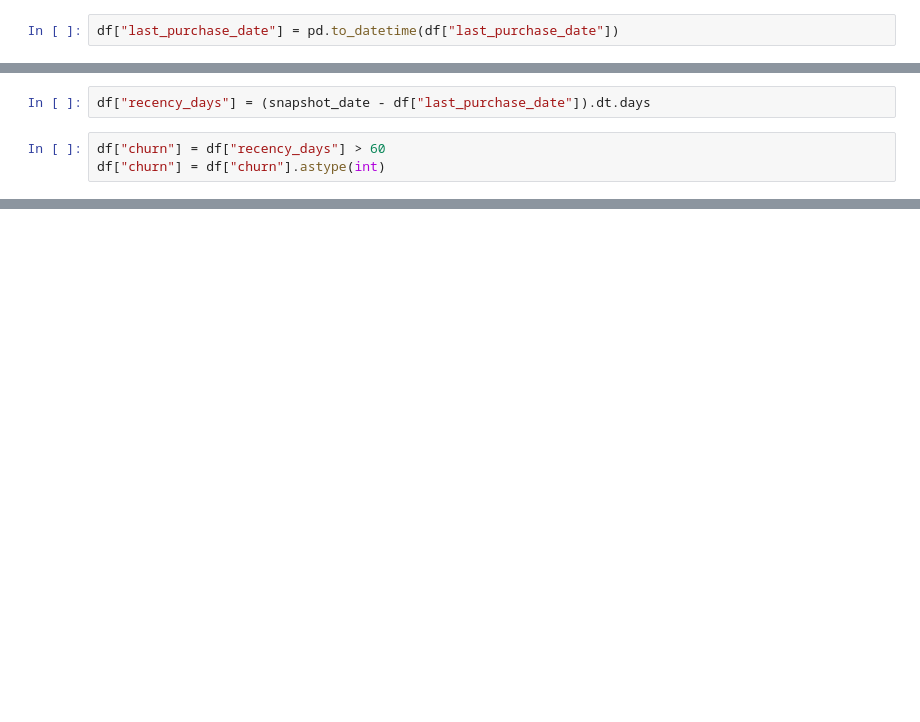
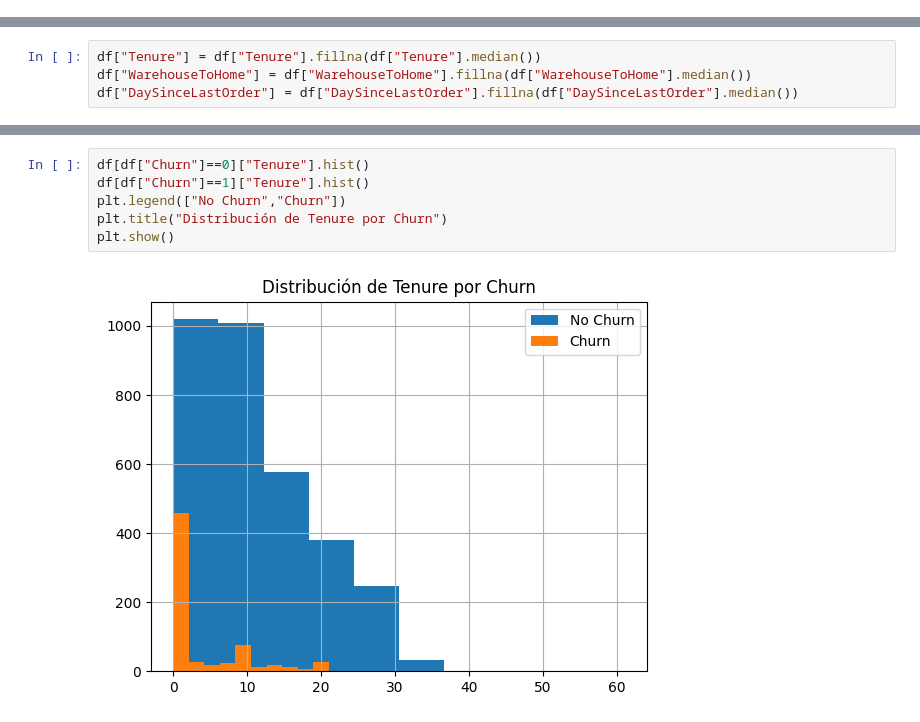
Before and after one commit to JeaCode/ecommerce-churn, a Jupyter notebook: ml/notebooks/01_eda_inicial.ipynb, the cells around one changed output, grey strips where cells are left out. Cells and saved outputs as stored; diff of their text form; blank space fills up the shorter version.

```diff
--- a/ml/notebooks/01_eda_inicial.ipynb
+++ b/ml/notebooks/01_eda_inicial.ipynb
@@ -19,2 +29,0 @@ df.head()
-# %%
-df["last_purchase_date"] = pd.to_datetime(df["last_purchase_date"])
@@ -73,5 +50,0 @@ print(snapshot_date)
-# %%
-df["recency_days"] = (snapshot_date - df["last_purchase_date"]).dt.days
-# %%
-df["churn"] = df["recency_days"] > 60
-df["churn"] = df["churn"].astype(int)
@@ -162 +156,5 @@ churn                  0
 dtype: int64
+# %%
+df["Tenure"] = df["Tenure"].fillna(df["Tenure"].median())
+df["WarehouseToHome"] = df["WarehouseToHome"].fillna(df["WarehouseToHome"].median())
+df["DaySinceLastOrder"] = df["DaySinceLastOrder"].fillna(df["DaySinceLastOrder"].median())
@@ -162,0 +212,8 @@ dtype: int64
+# %%
+df[df["Churn"]==0]["Tenure"].hist()
+df[df["Churn"]==1]["Tenure"].hist()
+plt.legend(["No Churn","Churn"])
+plt.title("Distribución de Tenure por Churn")
+plt.show()
+# %% [output]
+[figure, added]
```
Also changed, not shown: parts of 42 cells of this notebook, 8 other files.
